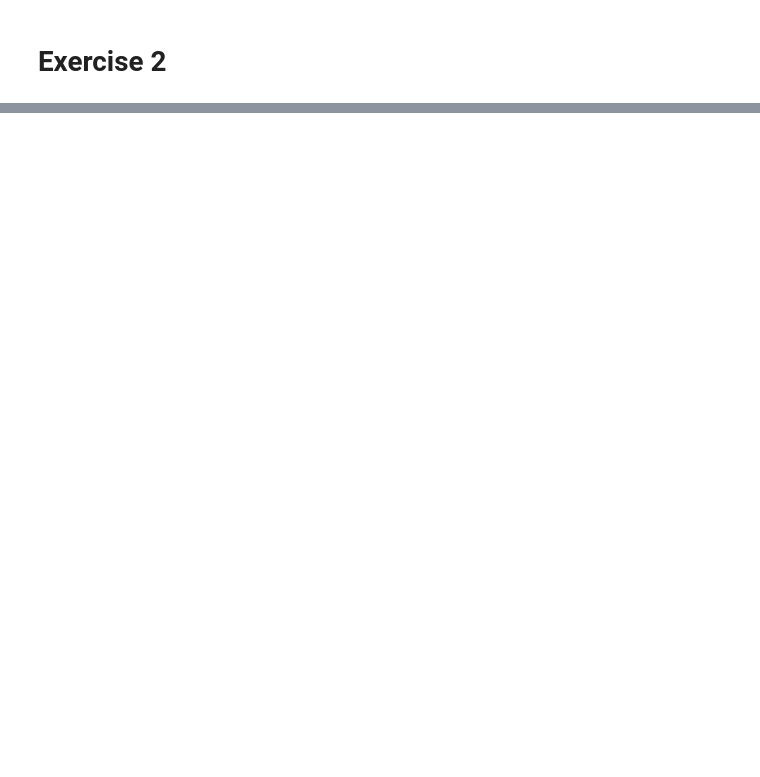
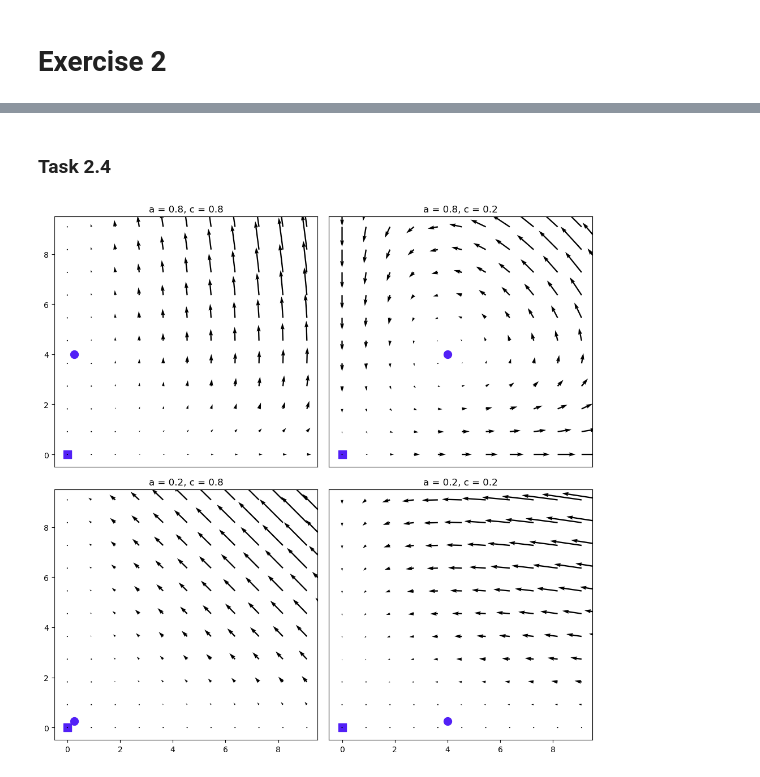
Before and after one commit to Paulemaule/WS22_23, a Jupyter notebook: Dyn_Sys/ex2/sheet2.ipynb, the cells around one changed output, grey strips where cells are left out. Saved outputs shown, nothing was run; the diff lists cells and outputs as text; code cells hidden in the pictures; blank space fills up the shorter version.

Commit message:
More or less finished with task 2 of dyn sys

```diff
--- a/Dyn_Sys/ex2/sheet2.ipynb
+++ b/Dyn_Sys/ex2/sheet2.ipynb
@@ -66,0 +108,29 @@ for a, c in [[0.8, 0.8], [0.8, 0.2], [0.2, 0.8], [0.2, 0.2]]:
+# %% [markdown]
+### Task 2.4
+# %%
+fig, axs = plt.subplots(2, 2, figsize = (10,10), layout = 'tight')
+
+for a, c in parameters:
+    i, j = {0.8: 0, 0.2: 1}[a], {0.8: 0, 0.2: 1}[c]
+    ax = axs[i,j]
+
+    lv = create_lv(a, c)
+
+    # Plot the flowfield
+    xy, uv = calc_flowfield(lv, xlim, ylim, 12)
+    ax.quiver(*xy, *uv)
+
+    # Plot the fixedpoints
+    ax.scatter(0, 0, 100, color = '#5220F6', marker = 's', zorder=-1)
+    ax.scatter((1-c)/c, a/(1-a), 100, color = '#5220F6', marker = 'o', zorder=-1)
+
+    # Make the plot look nicer
+    ax.set_title(f'a = {a}, c = {c}')
+
+    ax.set_xlim(xlim + 2*[(xlim[0] -xlim[1])*0.05, ])
+    ax.set_ylim(ylim + 2*[(ylim[0] -ylim[1])*0.05, ])
+
+    if j == 1: ax.set_yticks([])
+    if i == 0: ax.set_xticks([])
+# %% [output]
+[figure, added]
```
Also changed, not shown: parts of 21 cells of this notebook.
